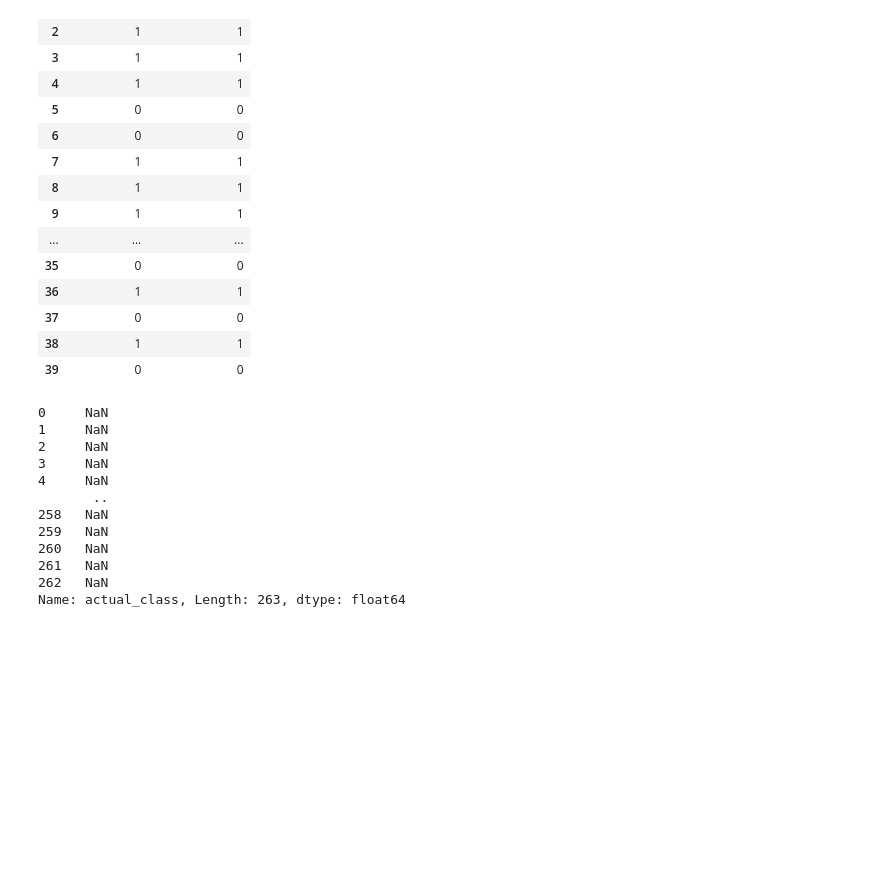
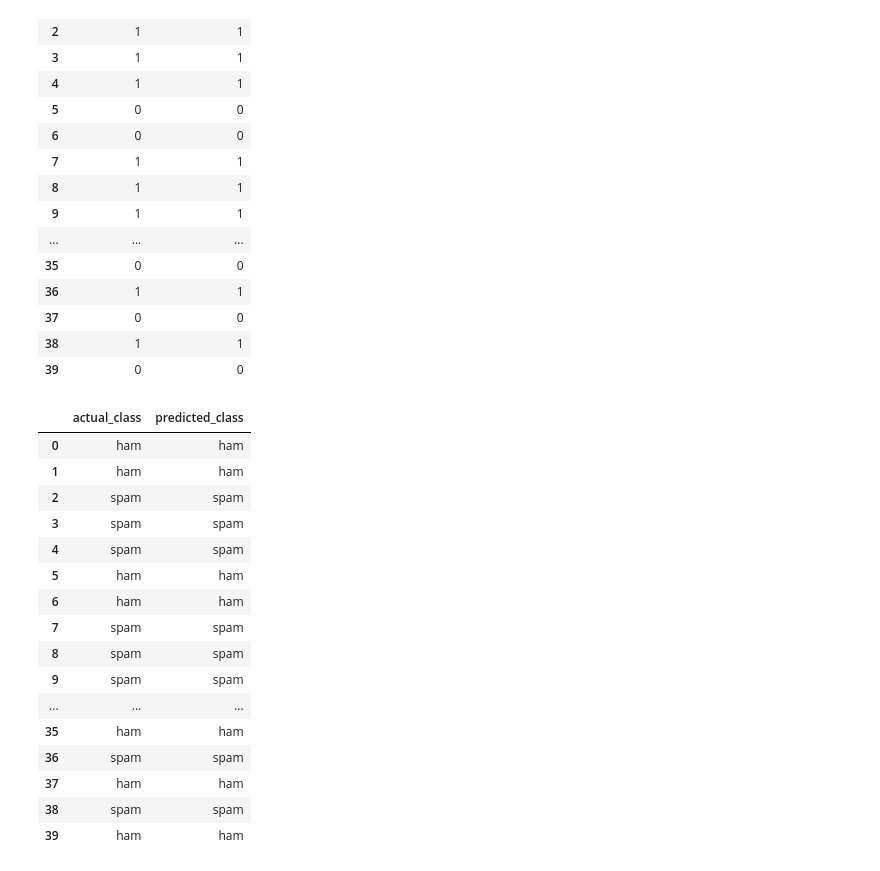
Before and after one commit to upflairs-pvt-ltd/3rd_july_datascience, a Jupyter notebook: email_classification/email.ipynb, the cells around one changed output. Cells and saved outputs as stored; diff of their text form; code cells hidden in the pictures; blank space fills up the shorter version.

```diff
--- a/email_classification/email.ipynb
+++ b/email_classification/email.ipynb
@@ -402,17 +402,25 @@ evaluation_df.head(40)
 | 38 | 1 | 1 |
 | 39 | 0 | 0 |
 # %%
-evaluation_df['actual_class'].map({'spam':1,'ham':0})
+evaluation_df['actual_class'] = evaluation_df['actual_class'].map({1:'spam',0:'ham'})
+evaluation_df['predicted_class'] = evaluation_df['predicted_class'].map({1:'spam',0:'ham'})
-# %% [output]
-0     NaN
-1     NaN
-2     NaN
-3     NaN
-4     NaN
-       ..
-258   NaN
-259   NaN
-260   NaN
-261   NaN
-262   NaN
-Name: actual_class, Length: 263, dtype: float64
+# %%
+evaluation_df.head(40)
+# %% [output]
+|  | actual_class | predicted_class |
+| 0 | ham | ham |
+| 1 | ham | ham |
+| 2 | spam | spam |
+| 3 | spam | spam |
+| 4 | spam | spam |
+| 5 | ham | ham |
+| 6 | ham | ham |
+| 7 | spam | spam |
+| 8 | spam | spam |
+| 9 | spam | spam |
+| ... | ... | ... |
+| 35 | ham | ham |
+| 36 | spam | spam |
+| 37 | ham | ham |
+| 38 | spam | spam |
+| 39 | ham | ham |
```
Also changed, not shown: parts of 6 cells of this notebook, 5 other files.
